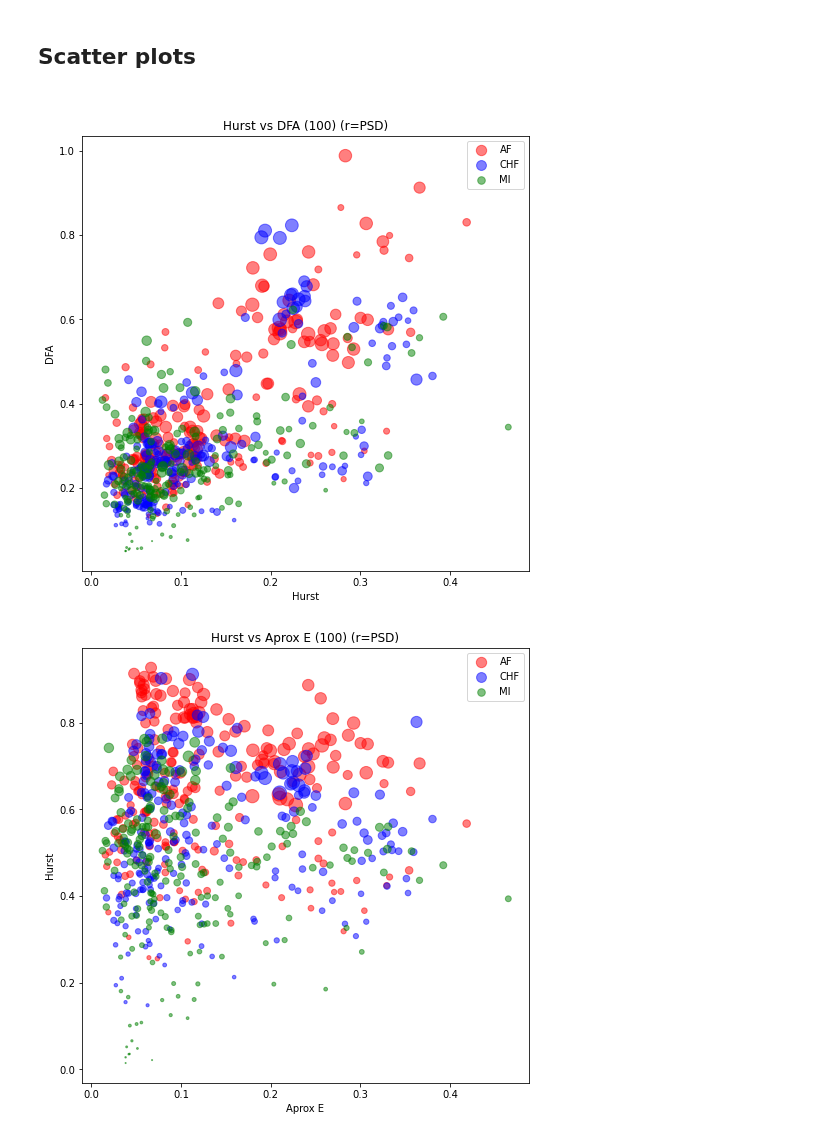
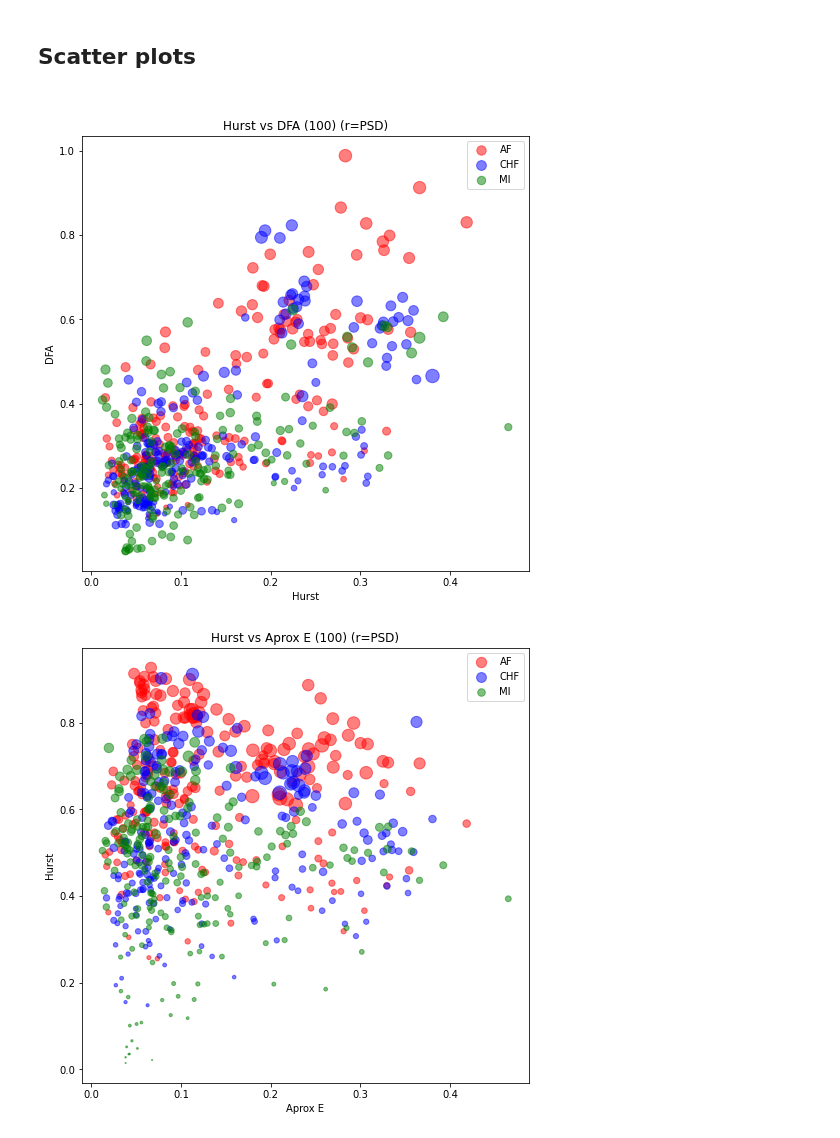
Before and after one commit to AlanPalomino/TTB_2020_2_13, a Jupyter notebook: Classification.ipynb, the cells around one changed output. Saved outputs shown, nothing was run; the diff lists cells and outputs as text; code cells hidden in the pictures.

```diff
--- a/Classification.ipynb
+++ b/Classification.ipynb
@@ -241,24 +241,24 @@ plt.xlim(0, 0.2)
 # %% [markdown]
 <h2>Scatter plots<h2>
 # %%
-np_pop = np.array(atrial_f["se_mean"])*100
-np_pop1 = np.array(congestive_h["se_mean"])*100
-np_pop2 = np.array(myocardial_i["se_mean"])*100
+np_pop = np.array(atrial_f["psd_mean"])*100
+np_pop1 = np.array(congestive_h["psd_mean"])*100
+np_pop2 = np.array(myocardial_i["psd_mean"])*100
 
 fig = plt.figure(figsize=(8,8))
 a=plt.scatter(atrial_f["hst_mean"],atrial_f["dfa_mean"],color='red',alpha=0.5,s=np_pop)
 b=plt.scatter(congestive_h["hst_mean"],congestive_h["dfa_mean"],color='blue',alpha=0.5,s=np_pop1)
 c=plt.scatter(myocardial_i["hst_mean"],myocardial_i["dfa_mean"],color='green',alpha=0.5,s=np_pop2)
 
 plt.title("Hurst vs DFA (100) (r=PSD)")
 plt.legend((a,b,c),("AF","CHF","MI"))
 plt.axis
 plt.xlabel("Hurst")
 plt.ylabel("DFA")
 plt.savefig(('HurstvsDFA (100).png'))
 plt.show()
 # %% [output]
-[figure, old version]
+[figure, new version]
 # %%
 np_pop = np.array(atrial_f["se_mean"])*100
 np_pop1 = np.array(congestive_h["se_mean"])*100
```
